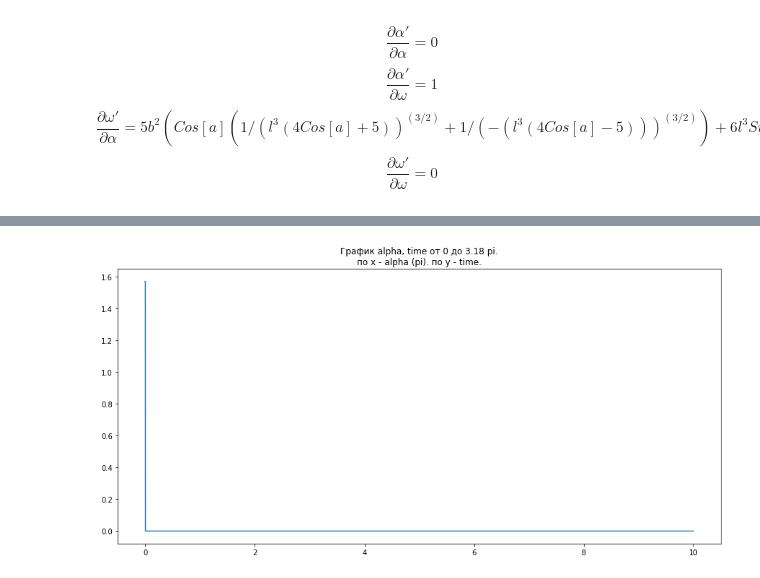
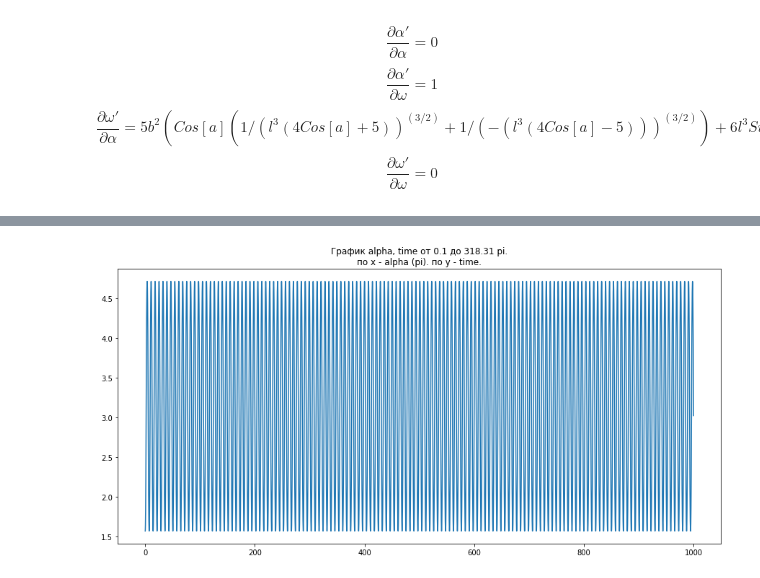
Before and after one commit to paantya/exoplanet-2017, a Jupyter notebook: el.ipynb, the cells around one changed output, grey strips where cells are left out. Drawn from its saved outputs; the diff is of its cells as text; code cells hidden in the pictures.

```diff
--- a/el.ipynb
+++ b/el.ipynb
@@ -137,13 +137,12 @@ $$\frac{\partial {\alpha}' }{\partial \omega  } = 1$$
 $$\frac{\partial {\omega}' }{\partial \alpha } = 5 b^2 (Cos[a] (1/(l^3 (4 Cos[a] + 5))^(3/2) + 1/(-(l^3 (4 Cos[a] - 5)))^(3/2)) + 6 l^3 Sin[a]^2 (1/(l^3 (4 Cos[a] + 5))^(5/2) - 1/(-(l^3 (4 Cos[a] - 5)))^(5/2)))$$
 $$\frac{\partial {\omega}' }{\partial \omega } = 0$$
 # %%
- J = lambda a,l,q: np.array([[0,
+ J = lambda a,l,q: [[0,
                             1],
-                            [-1. * 5 *(q**2) *(np.cos(a) *(1/((l**3) *(4 *np.cos(a) + 5))**(3/2) + 1/(-(l**3) *(4*np.cos(a) - 5))**(3/2)) + 6 *(l**3) *np.sin(a)*np.sin(a)* (1/(l**3 *(4*np.cos(a) + 5))**(5./2.) - 1/(-(l**3) *(4 *np.cos(a) - 5))**(5./2.))),
-                            0]])
+                            [5 *(q**2) *(np.cos(a) *(1/((l**3) *(4 *np.cos(a) + 5))**(3/2) + 1/(-(l**3) *(4*np.cos(a) - 5))**(3/2)) + 6 *(l**3) *np.sin(a)*np.sin(a)* (1/(l**3 *(4*np.cos(a) + 5))**(5./2.) - 1/(-(l**3) *(4 *np.cos(a) - 5))**(5./2.))),
+                            0]]
 
 
-delta = np.array([e-10,e-12])
 def fun_st(date, t):
     q = 1.
     l = 1.
@@ -153,7 +152,7 @@ def fun_st(date, t):
     Q_ = date[4]
     zeta = date[5]
     d = (w,
-         5*q**2 *sin(a)*(1/(l**3 *(4 *cos(a) + 5))**(3/2) + 1/(-l**3 *(4*cos(a) - 5))**(3/2)),
+         5*q**2 *np.sin(a)*(1/((l**3) *(4 *np.cos(a) + 5))**(3/2) + 1/(-(l**3) *(4*np.cos(a) - 5))**(3/2)),
          vstack(np.dot(J(a,l,q),delta)),
          np.log(np.linalg.norm(delta)),
          Q_ / t,
@@ -162,13 +161,13 @@ def fun_st(date, t):
 # %%
 %%time
 
-begin,end = 0,10.0
+begin,end = 0.1,1000.0
 
-t = linspace(begin,end, 10 ** 4)
+t = linspace(begin,end, 10 ** 5)
 date0 = np.array([np.pi/2,
                .0,
                e-10,
-               e-12,
+               e-10,
                .0,
                .0
               ])
@@ -187 +186 @@ Wall time: 36 ms
-[figure, old version]
+[figure, new version]
```
Also changed, not shown: parts of 4 cells of this notebook.
